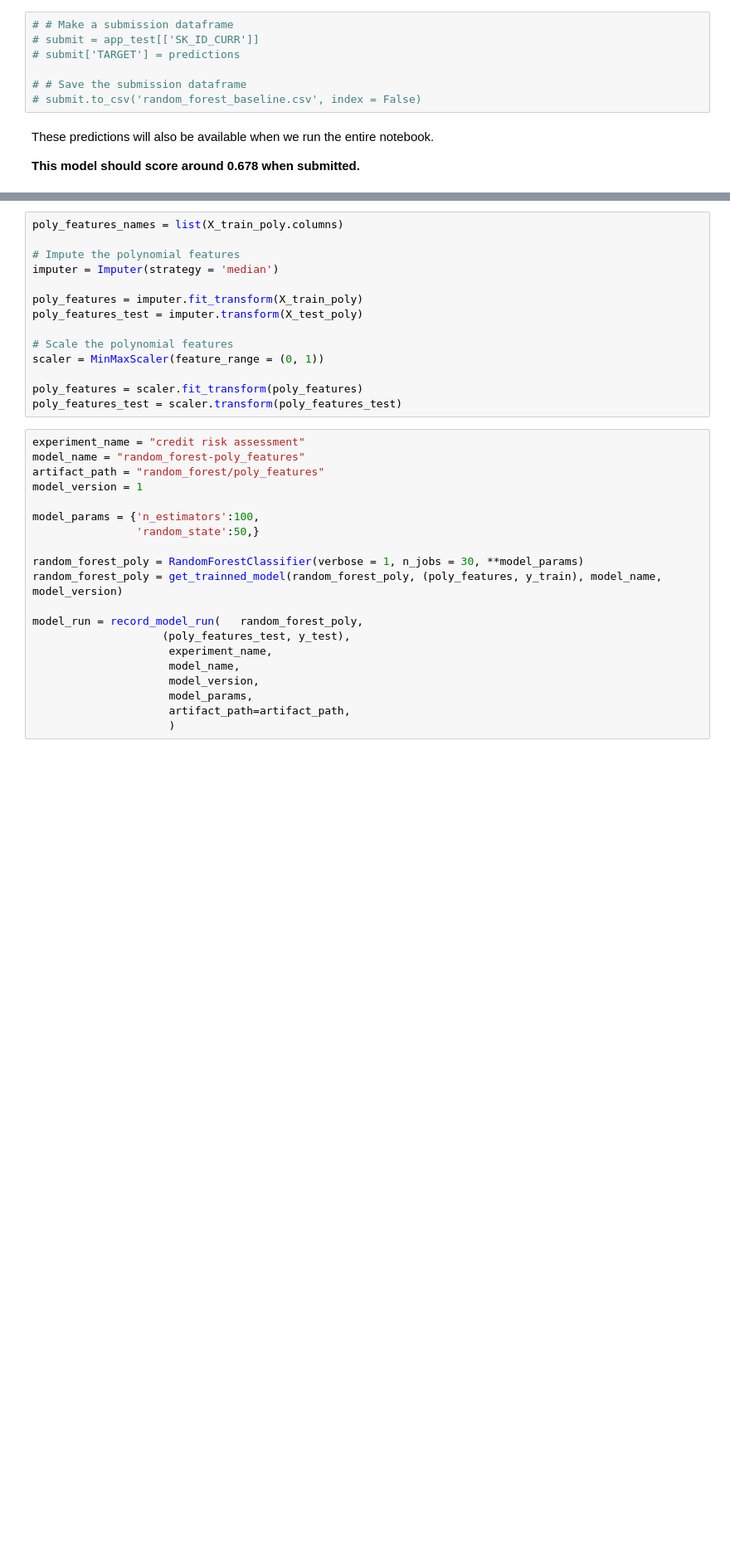
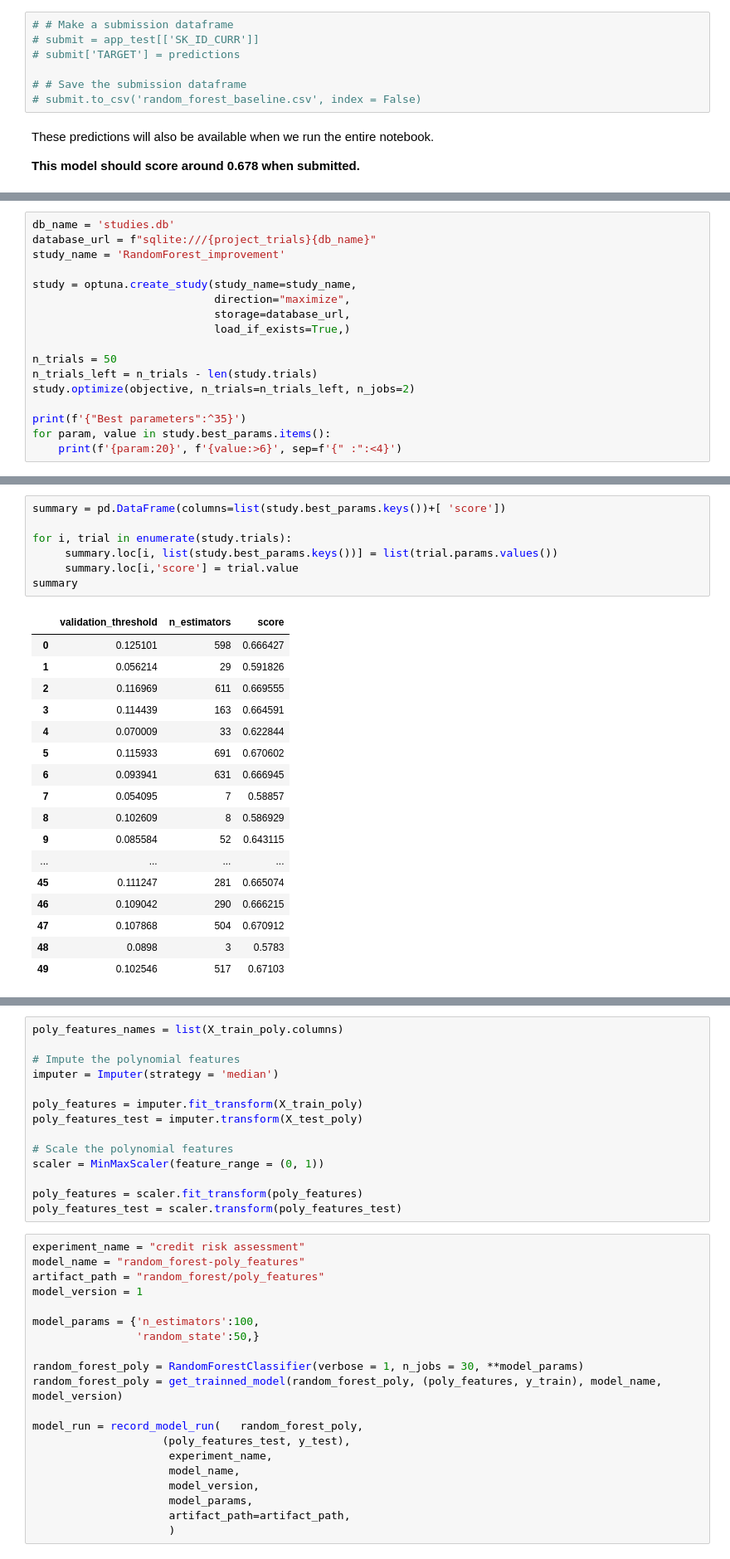
Before and after one commit to nicolascuervo/CreditScoring, a Jupyter notebook: notebooks/CUERVO_Nicolas_2_notebook_modélisation_092024.ipynb, the cells around one changed output, grey strips where cells are left out. Shown at 83% size. Saved outputs shown, nothing was run; the diff lists cells and outputs as text; blank space fills up the shorter version.

Commit message:
Crossvalidation of RandomForest

```diff
--- a/notebooks/CUERVO_Nicolas_2_notebook_modélisation_092024.ipynb
+++ b/notebooks/CUERVO_Nicolas_2_notebook_modélisation_092024.ipynb
@@ -1361,0 +1400,17 @@ __This model should score around 0.678 when submitted.__
+# %%
+db_name = 'studies.db'
+database_url = f"sqlite:///{project_trials}{db_name}"
+study_name = 'RandomForest_improvement'
+
+study = optuna.create_study(study_name=study_name,
+                            direction="maximize",
+                            storage=database_url,
+                            load_if_exists=True,)
+
+n_trials = 50
+n_trials_left = n_trials - len(study.trials)
+study.optimize(objective, n_trials=n_trials_left, n_jobs=2)
+
+print(f'{"Best parameters":^35}')
+for param, value in study.best_params.items():
+    print(f'{param:20}', f'{value:>6}', sep=f'{" :":<4}')
@@ -1361,0 +1438,25 @@ __This model should score around 0.678 when submitted.__
+# %%
+summary = pd.DataFrame(columns=list(study.best_params.keys())+[ 'score'])
+
+for i, trial in enumerate(study.trials):
+     summary.loc[i, list(study.best_params.keys())] = list(trial.params.values())
+     summary.loc[i,'score'] = trial.value
+summary
+# %% [output]
+|  | validation_threshold | n_estimators | score |
+| 0 | 0.125101 | 598 | 0.666427 |
+| 1 | 0.056214 | 29 | 0.591826 |
+| 2 | 0.116969 | 611 | 0.669555 |
+| 3 | 0.114439 | 163 | 0.664591 |
+| 4 | 0.070009 | 33 | 0.622844 |
+| 5 | 0.115933 | 691 | 0.670602 |
+| 6 | 0.093941 | 631 | 0.666945 |
+| 7 | 0.054095 | 7 | 0.58857 |
+| 8 | 0.102609 | 8 | 0.586929 |
+| 9 | 0.085584 | 52 | 0.643115 |
+| ... | ... | ... | ... |
+| 45 | 0.111247 | 281 | 0.665074 |
+| 46 | 0.109042 | 290 | 0.666215 |
+| 47 | 0.107868 | 504 | 0.670912 |
+| 48 | 0.0898 | 3 | 0.5783 |
+| 49 | 0.102546 | 517 | 0.67103 |
```
Also changed, not shown: parts of 12 cells of this notebook.
